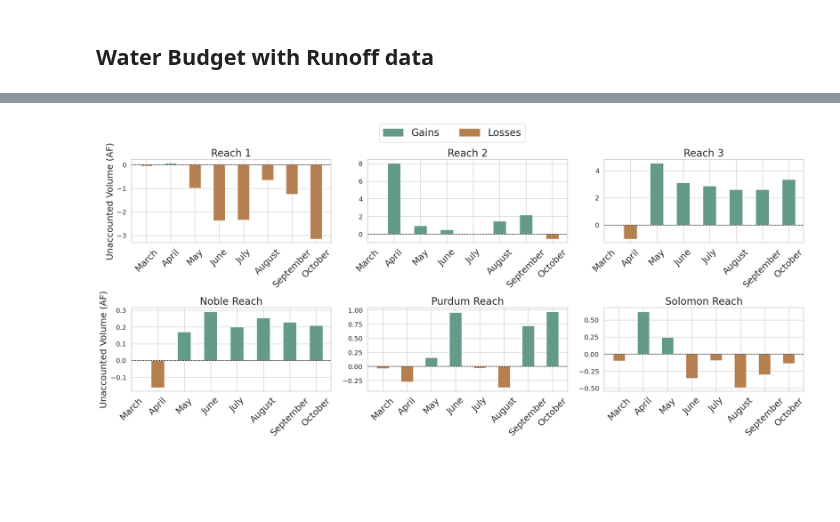
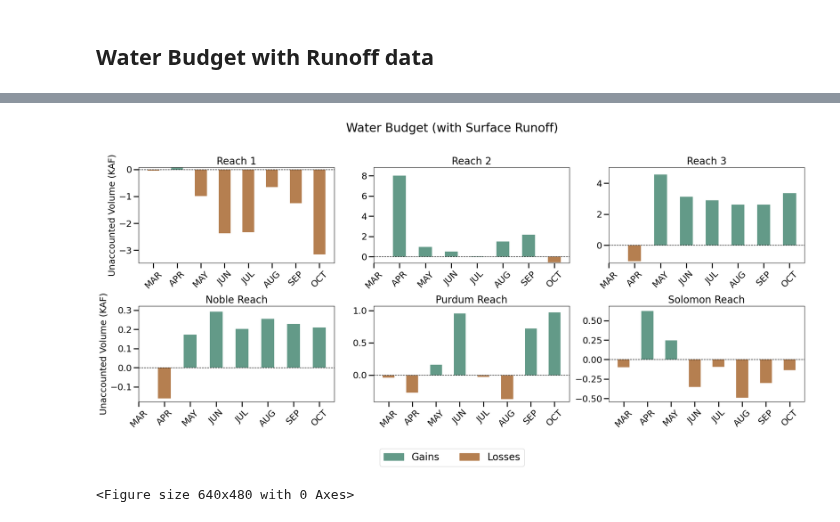
Before and after one commit to carlibeisel/mason_water_budget, a Jupyter notebook: water_budget_figures.ipynb, the cells around one changed output, grey strips where cells are left out. Saved outputs shown, nothing was run; the diff lists cells and outputs as text; code cells hidden in the pictures; blank space fills up the shorter version.

```diff
--- a/water_budget_figures.ipynb
+++ b/water_budget_figures.ipynb
@@ -287,5 +306,22 @@ See the caveats in the documentation: https://pandas.pydata.org/pandas-docs/stab
 # %% [markdown]
 ## Water Budget with Runoff data
+# %%
+## ------------------------------ ##
+##     IMPORT WATER BUDGET FILE   ##
+## ------------------------------ ##
+
+# With Surface Runoff
+file = pd.read_csv('/content/drive/MyDrive/Data/Mason Water Budget/data_output/compiled_data/final_water_budget_af.csv')
+file['Month'] = pd.to_datetime(file['Month'], errors='coerce').dt.strftime('%B')
+file = file[file['Month'].isin(['March', 'April', 'May', 'June', 'July', 'August', 'September', 'October'])]
+
+
+# Abbreviate month names
+file['Month'] = file['Month'].map({
+    'March': 'MAR', 'April': 'APR', 'May': 'MAY', 'June': 'JUN',
+    'July': 'JUL', 'August': 'AUG', 'September': 'SEP', 'October': 'OCT',
+    'November': 'NOV', 'December': 'DEC'
+})
 # %%
 # --------------------- #
 # Figure : Water Budget
@@ -413,20 +425,17 @@ plt.show()
 # Define custom color palette for residuals
 residual_palette = {
     'Gains': '#639A88',  # Residual on inflow side (positive)
-    'Losses': '#B57F50'   # Residual on outflow side (negative)
+    'Losses': '#B57F50'  # Residual on outflow side (negative)
 }
 
-# Filter and sort data for March through October
-valid_months = ['March', 'April', 'May', 'June', 'July', 'August', 'September', 'October']
-file = file[file['Month'].isin(valid_months)]
-file['Month'] = pd.Categorical(file['Month'], categories=valid_months, ordered=True)
+# Convert residuals to KAF
+file['Residual (KAF)'] = file['Residual (AF)'] / 1000
 
-# Specify the desired order of reaches
-reach_order = ['Reach 1', 'Reach 2', 'Reach 3', 'Reach 4', 'Noble Reach', 'Purdum Reach', 'Solomon Reach']
-
-# Filter reaches based on the order and ensure all reaches are present in the dataset
+# Ensure the month order and reach order are consistent
+months_order = ['MAR', 'APR', 'MAY', 'JUN', 'JUL', 'AUG', 'SEP', 'OCT', 'NOV', 'DEC']
+file['Month'] = pd.Categorical(file['Month'], categories=months_order, ordered=True)
+reach_order = ['Reach 1', 'Reach 2', 'Reach 3', 'Noble Reach', 'Purdum Reach', 'Solomon Reach']
 reaches = [reach for reach in reach_order if reach in file['Reach'].unique()]
-
 
 # Set up the grid
 rows, cols = 4, 3  # Define grid dimensions
@@ -451,7 +460,7 @@ for idx, reach in enumerate(reaches):
     width = 0.5  # Width of the bars
 
     # Plot residuals
-    for i, residual in enumerate(reach_data['Residual (AF)']):
+    for i, residual in enumerate(reach_data['Residual (KAF)']):
         if residual > 0:  # Positive residual -> inflow side
             ax.bar(
                 x[i], residual, width,
@@ -465,34 +474,46 @@ for idx, reach in enumerate(reaches):
                 color=residual_palette['Losses'],
                 label='Losses' if not labels_added['Negative Residual'] else None
             )
             labels_added['Negative Residual'] = True
 
     ax.set_xticks(x)
     ax.set_xticklabels(reach_data['Month'], rotation=45, fontsize=18)
 
     ax.axhline(0, color='black', linewidth=1, linestyle='--')  # Add a horizontal line at 0
     ax.set_title(f"{reach}", fontsize=20)
+    ax.tick_params(axis='y', length=10, width=2, labelsize=18)
+    ax.tick_params(axis='x', length=10, width=2, labelsize=18)
+
+    # Set dynamic y-axis limits based on the reach data
+    reach_min = reach_data['Residual (KAF)'].min()
+    reach_max = reach_data['Residual (KAF)'].max()
+    ax.set_ylim(reach_min - abs(reach_min) * 0.1, reach_max + abs(reach_max) * 0.1)
 
     # Only add y-axis labels for leftmost plots
     if idx % cols == 0:
-        ax.set_ylabel("Unaccounted Volume (AF)", fontsize=18)
+        ax.set_ylabel("Unaccounted Volume (KAF)", fontsize=18)
     else:
         ax.set_ylabel("")  # Clear labels for other plots
 
 # Remove empty subplots if any
 for idx in range(len(reaches), len(axes)):
     fig.delaxes(axes[idx])
 
 # Define custom legend handles
 legend_handles = [
     mpatches.Patch(color=residual_palette['Gains'], label='Gains'),
     mpatches.Patch(color=residual_palette['Losses'], label='Losses')
 ]
 
-# Add the legend
-fig.legend(handles=legend_handles, loc='upper center', ncol=2, fontsize=20)
+
+fig.legend(handles=legend_handles, loc='upper center', ncol=5, fontsize=20, bbox_to_anchor=(0.5, 0.42))
+fig.suptitle("Water Budget (with Surface Runoff)", fontsize=24)
+plt.tight_layout(rect=[0, 0, 1, 0.96])
+plt.show()
+
 
 plt.tight_layout(rect=[0, 0, 1, 0.96])  # Adjust layout to fit the legend
 plt.show()
 # %% [output]
-[figure, old version]
+[figure, new version]
+<Figure size 640x480 with 0 Axes>
```
Also changed, not shown: parts of 6 cells of this notebook.
